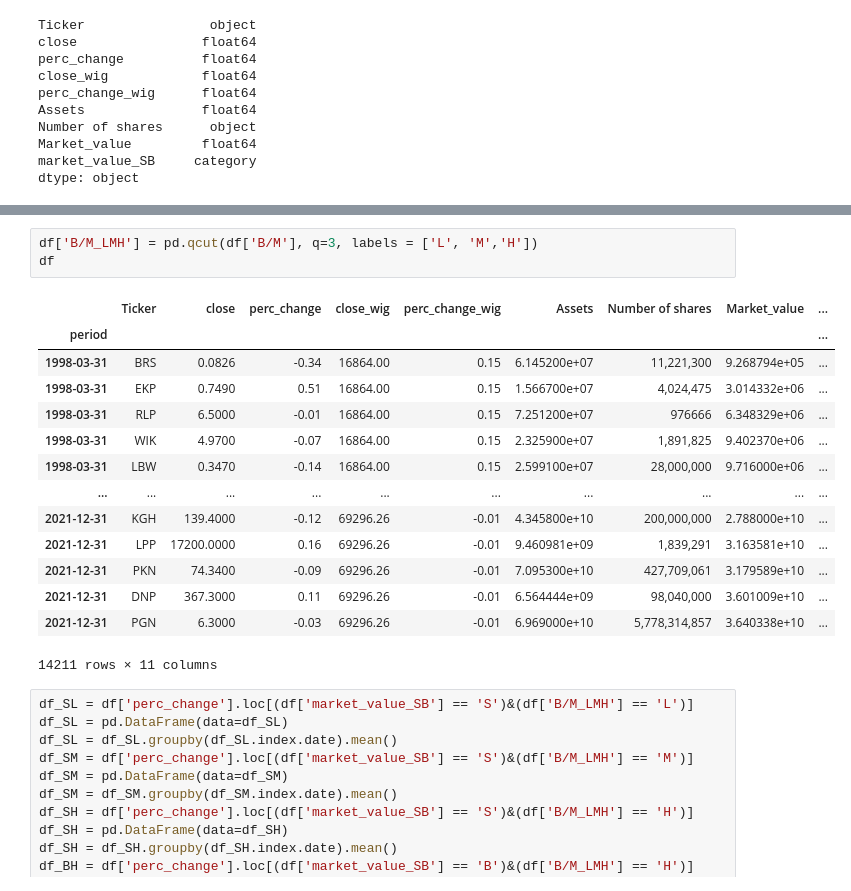
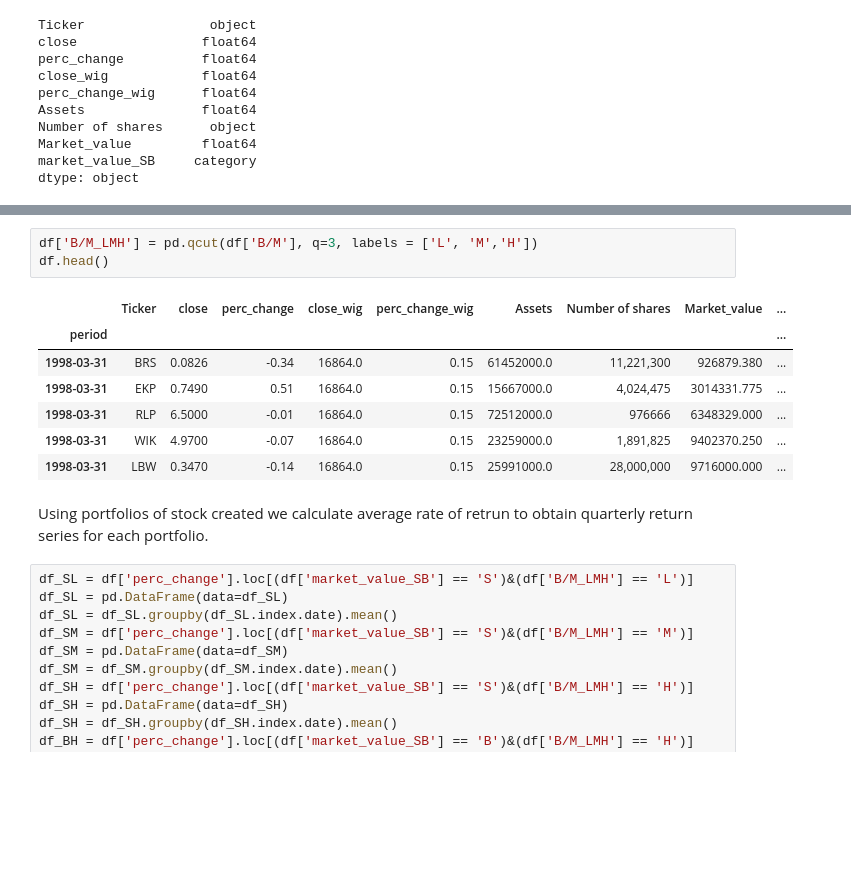
Before and after one commit to AlparslanErol/FF3-CAPM-on-WIG, a Jupyter notebook: capm_ff3_models/capm_ff3_models.ipynb, the cells around one changed output, grey strips where cells are left out. Saved outputs shown, nothing was run; the diff lists cells and outputs as text; blank space fills up the shorter version.

```diff
--- a/capm_ff3_models/capm_ff3_models.ipynb
+++ b/capm_ff3_models/capm_ff3_models.ipynb
@@ -100,21 +115,16 @@ df
 # %%
 df['B/M_LMH'] = pd.qcut(df['B/M'], q=3, labels = ['L', 'M','H'])
-df
+df.head()
 # %% [output]
 |  | Ticker | close | perc_change | close_wig | perc_change_wig | Assets | Number of shares | Market_value | ... |
 | period |  |  |  |  |  |  |  |  | ... |
-| 1998-03-31 | BRS | 0.0826 | -0.34 | 16864.00 | 0.15 | 6.145200e+07 | 11,221,300 | 9.268794e+05 | ... |
-| 1998-03-31 | EKP | 0.7490 | 0.51 | 16864.00 | 0.15 | 1.566700e+07 | 4,024,475 | 3.014332e+06 | ... |
-| 1998-03-31 | RLP | 6.5000 | -0.01 | 16864.00 | 0.15 | 7.251200e+07 | 976666 | 6.348329e+06 | ... |
-| 1998-03-31 | WIK | 4.9700 | -0.07 | 16864.00 | 0.15 | 2.325900e+07 | 1,891,825 | 9.402370e+06 | ... |
-| 1998-03-31 | LBW | 0.3470 | -0.14 | 16864.00 | 0.15 | 2.599100e+07 | 28,000,000 | 9.716000e+06 | ... |
-| ... | ... | ... | ... | ... | ... | ... | ... | ... | ... |
-| 2021-12-31 | KGH | 139.4000 | -0.12 | 69296.26 | -0.01 | 4.345800e+10 | 200,000,000 | 2.788000e+10 | ... |
-| 2021-12-31 | LPP | 17200.0000 | 0.16 | 69296.26 | -0.01 | 9.460981e+09 | 1,839,291 | 3.163581e+10 | ... |
-| 2021-12-31 | PKN | 74.3400 | -0.09 | 69296.26 | -0.01 | 7.095300e+10 | 427,709,061 | 3.179589e+10 | ... |
-| 2021-12-31 | DNP | 367.3000 | 0.11 | 69296.26 | -0.01 | 6.564444e+09 | 98,040,000 | 3.601009e+10 | ... |
-| 2021-12-31 | PGN | 6.3000 | -0.03 | 69296.26 | -0.01 | 6.969000e+10 | 5,778,314,857 | 3.640338e+10 | ... |
+| 1998-03-31 | BRS | 0.0826 | -0.34 | 16864.0 | 0.15 | 61452000.0 | 11,221,300 | 926879.380 | ... |
+| 1998-03-31 | EKP | 0.7490 | 0.51 | 16864.0 | 0.15 | 15667000.0 | 4,024,475 | 3014331.775 | ... |
+| 1998-03-31 | RLP | 6.5000 | -0.01 | 16864.0 | 0.15 | 72512000.0 | 976666 | 6348329.000 | ... |
+| 1998-03-31 | WIK | 4.9700 | -0.07 | 16864.0 | 0.15 | 23259000.0 | 1,891,825 | 9402370.250 | ... |
+| 1998-03-31 | LBW | 0.3470 | -0.14 | 16864.0 | 0.15 | 25991000.0 | 28,000,000 | 9716000.000 | ... |
-14211 rows × 11 columns
+# %% [markdown]
+Using portfolios of stock created we calculate average rate of retrun to obtain quarterly return series for each portfolio.
 # %%
 df_SL = df['perc_change'].loc[(df['market_value_SB'] == 'S')&(df['B/M_LMH'] == 'L')]
 df_SL = pd.DataFrame(data=df_SL)
```
Also changed, not shown: parts of 69 cells of this notebook, 1 other file.
